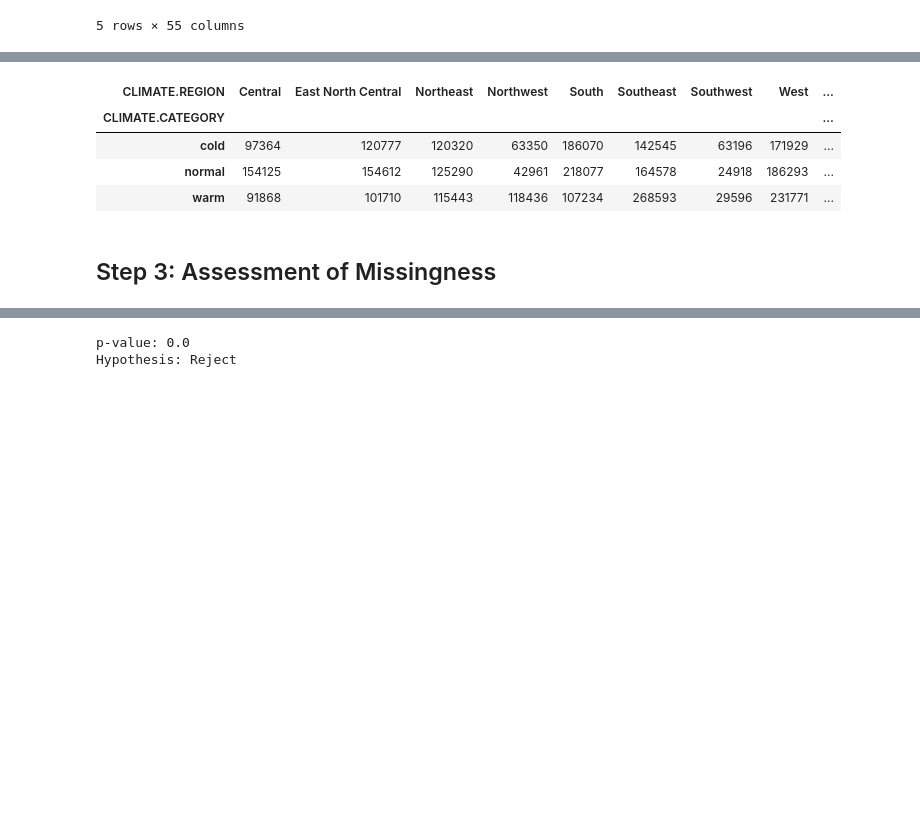
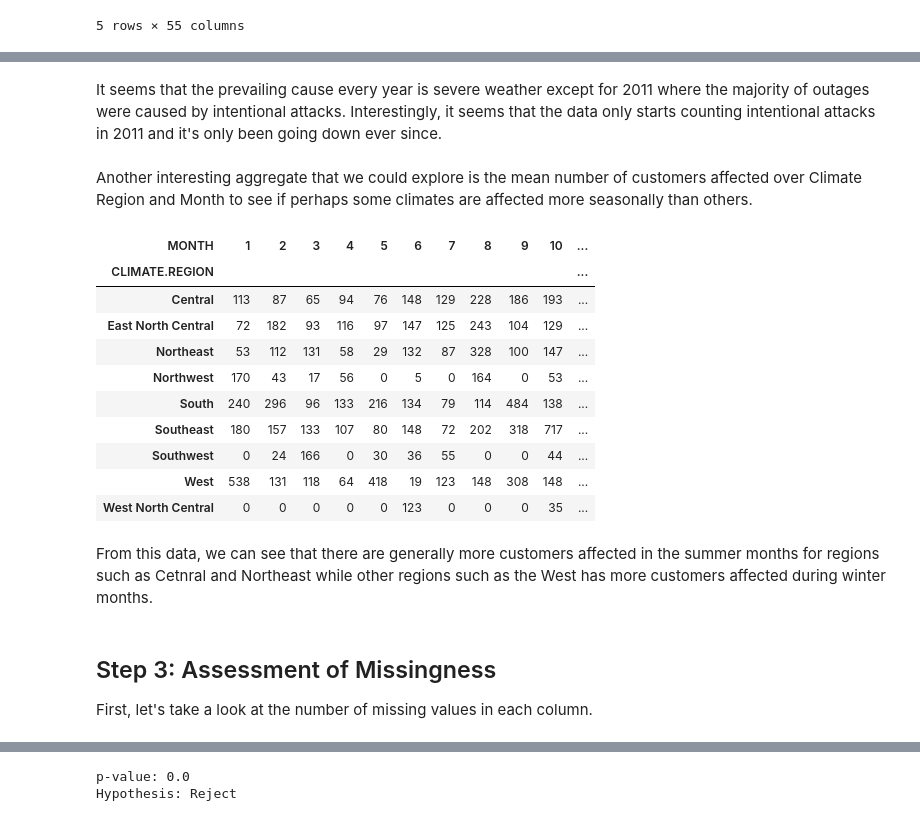
Before and after one commit to TheBoyRoy05/Power-Outages, a Jupyter notebook: template.ipynb, the cells around one changed output, grey strips where cells are left out. Cells and saved outputs as stored; diff of their text form; code cells hidden in the pictures; blank space fills up the shorter version.

```diff
--- a/template.ipynb
+++ b/template.ipynb
@@ -129,17 +274,34 @@ no_zeros[["DEMAND.LOSS.MW", "CUSTOMERS.AFFECTED"]].dropna().plot(
+# %% [markdown]
+It seems that the prevailing cause every year is severe weather except for 2011 where the majority of outages were caused by intentional attacks. Interestingly, it seems that the data only starts counting intentional attacks in 2011 and it's only been going down ever since.
+# %% [markdown]
+Another interesting aggregate that we could explore is the mean number of customers affected over Climate Region and Month to see if perhaps some climates are affected more seasonally than others.
 # %%
-pd.pivot_table(
+mean_customers_affected_per_month_by_climate = pd.pivot_table(
     cleaned,
-    index="CLIMATE.CATEGORY",
-    columns="CLIMATE.REGION",
+    index="CLIMATE.REGION",
+    columns="MONTH",
     values="CUSTOMERS.AFFECTED",
-    aggfunc="mean",
+    aggfunc=lambda x: np.mean(x) / 1000 if not x.empty else 0,
+    fill_value=0,
 ).astype(int)
+
+mean_customers_affected_per_month_by_climate
 # %% [output]
-| CLIMATE.REGION | Central | East North Central | Northeast | Northwest | South | Southeast | Southwest | West | ... |
-| CLIMATE.CATEGORY |  |  |  |  |  |  |  |  | ... |
-| cold | 97364 | 120777 | 120320 | 63350 | 186070 | 142545 | 63196 | 171929 | ... |
-| normal | 154125 | 154612 | 125290 | 42961 | 218077 | 164578 | 24918 | 186293 | ... |
-| warm | 91868 | 101710 | 115443 | 118436 | 107234 | 268593 | 29596 | 231771 | ... |
+| MONTH | 1 | 2 | 3 | 4 | 5 | 6 | 7 | 8 | 9 | 10 | ... |
+| CLIMATE.REGION |  |  |  |  |  |  |  |  |  |  | ... |
+| Central | 113 | 87 | 65 | 94 | 76 | 148 | 129 | 228 | 186 | 193 | ... |
+| East North Central | 72 | 182 | 93 | 116 | 97 | 147 | 125 | 243 | 104 | 129 | ... |
+| Northeast | 53 | 112 | 131 | 58 | 29 | 132 | 87 | 328 | 100 | 147 | ... |
+| Northwest | 170 | 43 | 17 | 56 | 0 | 5 | 0 | 164 | 0 | 53 | ... |
+| South | 240 | 296 | 96 | 133 | 216 | 134 | 79 | 114 | 484 | 138 | ... |
+| Southeast | 180 | 157 | 133 | 107 | 80 | 148 | 72 | 202 | 318 | 717 | ... |
+| Southwest | 0 | 24 | 166 | 0 | 30 | 36 | 55 | 0 | 0 | 44 | ... |
+| West | 538 | 131 | 118 | 64 | 418 | 19 | 123 | 148 | 308 | 148 | ... |
+| West North Central | 0 | 0 | 0 | 0 | 0 | 123 | 0 | 0 | 0 | 35 | ... |
-# %% [markdown]
-## Step 3: Assessment of Missingness
+# %% [markdown]
+From this data, we can see that there are generally more customers affected in the summer months for regions such as Cetnral and Northeast while other regions such as the West has more customers affected during winter months.
+# %% [markdown]
+## Step 3: Assessment of Missingness
+
+First, let's take a look at the number of missing values in each column.
 # %%
```
Also changed, not shown: parts of 93 cells of this notebook, 4 other files.
